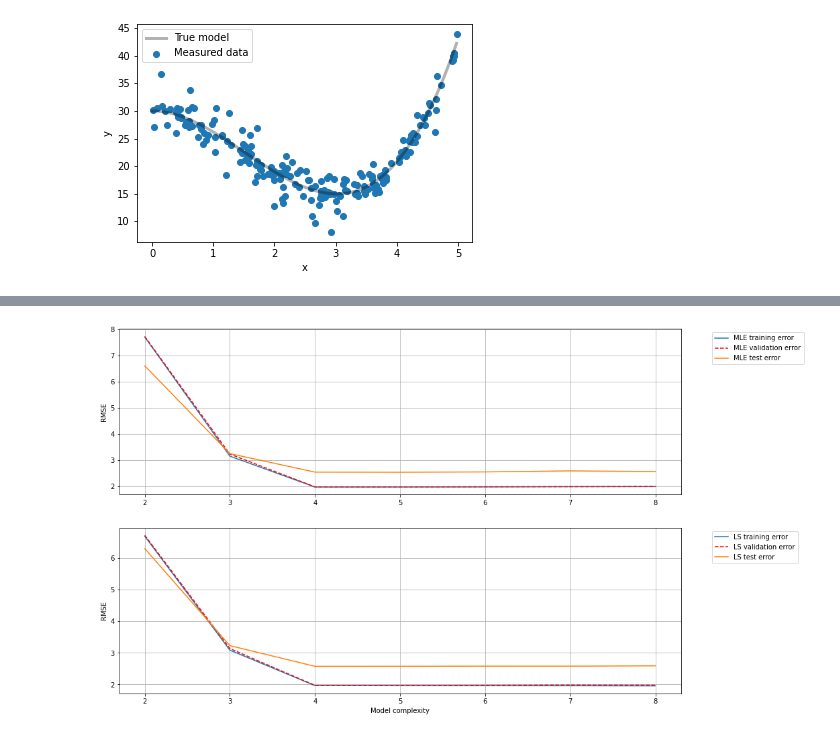
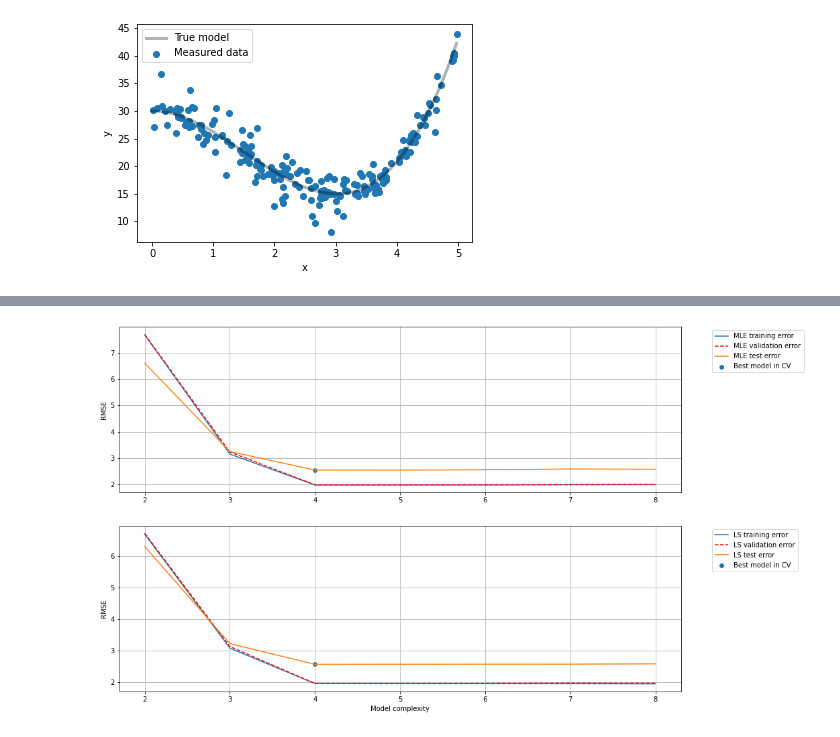
Before and after one commit to fredralm/TTK4260, a Jupyter notebook: 2021/L5/K-fold_cross_validation.ipynb, the cells around one changed output, grey strips where cells are left out. Saved outputs shown, nothing was run; the diff lists cells and outputs as text; code cells hidden in the pictures.

Commit message:
k-fold Cross-Validation

```diff
--- a/2021/L5/K-fold_cross_validation.ipynb
+++ b/2021/L5/K-fold_cross_validation.ipynb
@@ -296,24 +314,28 @@ The "test error" in the figures below ("show_test_RMSE = True") shows how valida
 # %%
 # Show test RMSE? (True / False)
 show_test_RMSE = True
+
+chosen_model_order = 4  # Polynomial order chosen from cross-validation.
 
 fig, (ax0, ax1) = plt.subplots(2,figsize=(15,10))
 ax0.plot(order_guesses, MLE_train, label="MLE training error")
 ax0.plot(order_guesses, MLE_val, 'r--', label="MLE validation error")
 ax0.set_xticks(order_guesses)
 ax0.set_ylabel("RMSE")
 ax1.set_ylabel("RMSE")
 ax1.set_xlabel("Model complexity")
 ax1.plot(order_guesses, LS_train, label="LS training error")
 ax1.plot(order_guesses, LS_val, 'r--', label="LS validation error")
 if show_test_RMSE:
     ax0.plot(order_guesses, MLE_test, label="MLE test error")
     ax1.plot(order_guesses, LS_test, label="LS test error")
+    ax0.scatter(chosen_model_order, MLE_test[chosen_model_order-1], label="Best model in CV")
+    ax1.scatter(chosen_model_order, LS_test[chosen_model_order-1], label="Best model in CV")
 ax1.set_xticks(order_guesses)
 ax0.legend(loc='upper left',bbox_to_anchor=(1.05, 1))
 ax1.legend(loc='upper left',bbox_to_anchor=(1.05, 1))
 ax0.grid()
 ax1.grid()
 plt.show()
 # %% [output]
-[figure, old version]
+[figure, new version]
```
Also changed, not shown: parts of 7 cells of this notebook.
